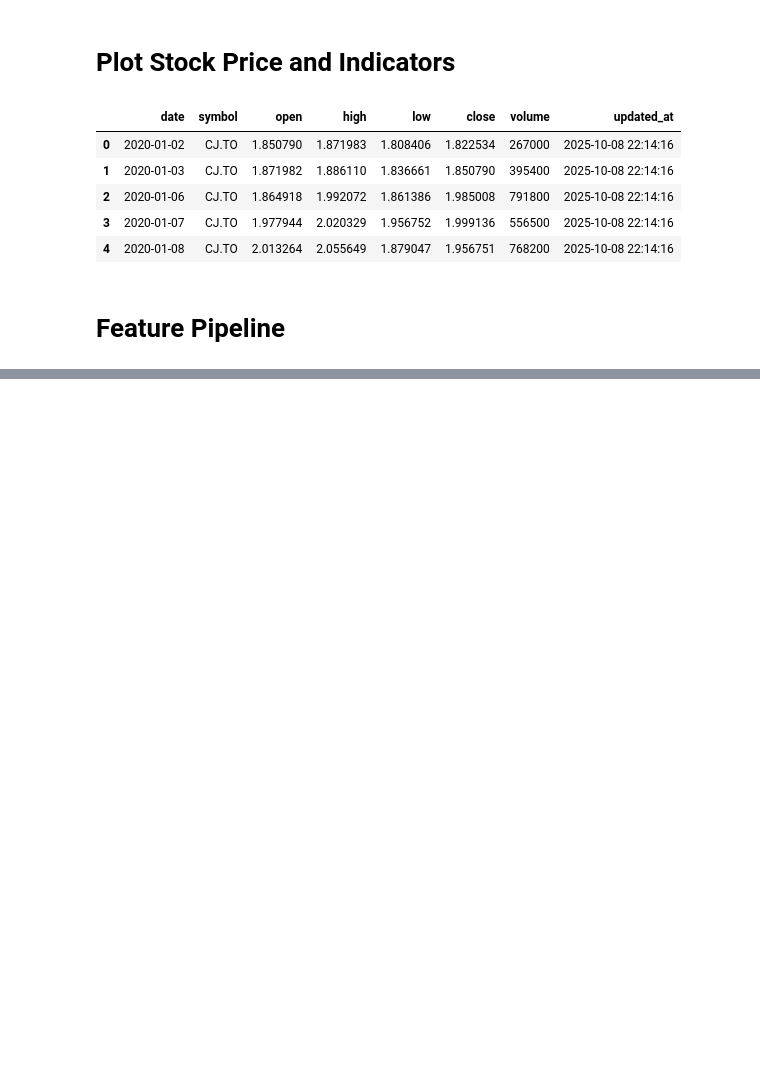
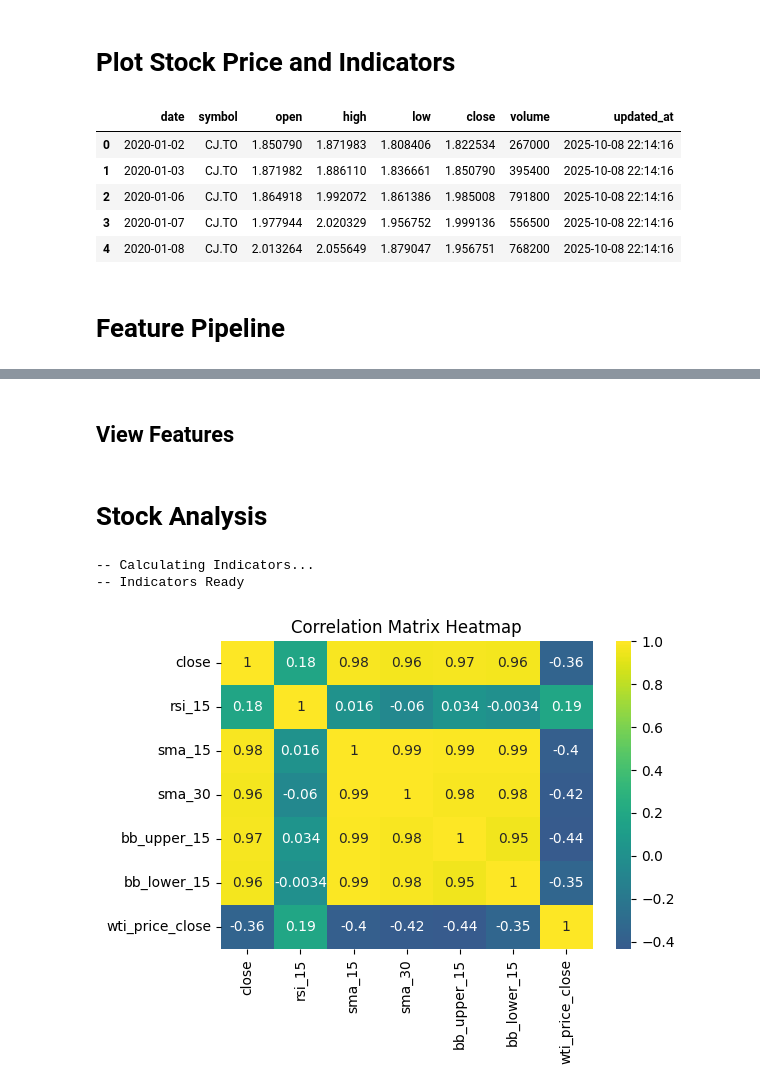
Before and after one commit to tomwmoore/tm-finance-lab, a Jupyter notebook: notebooks/analyze_stock.ipynb, the cells around one changed output, grey strips where cells are left out. Saved outputs shown, nothing was run; the diff lists cells and outputs as text; code cells hidden in the pictures; blank space fills up the shorter version.

Commit message:
Updated feature pipeline and looked at wti vs close correlations. Added E&P Integrated to update prices

```diff
--- a/notebooks/analyze_stock.ipynb
+++ b/notebooks/analyze_stock.ipynb
@@ -148,0 +108,2 @@ ppl.run_pipeline()
+# %% [markdown]
+## View Features
@@ -148,0 +137,72 @@ ppl.run_pipeline()
+# %% [markdown]
+# Stock Analysis
+# %%
+# get stock data from postgres db
+symbol = 'ATH.TO'
+azure_engine = db.get_analytics_azure_engine()
+select_query = f"select * from stock_prices where symbol = '{symbol}'"
+df = pd.read_sql(select_query,azure_engine)
+df.head()
+
+# get WTI data and merge in with stock prices
+select_query = f"select * from stock_prices where symbol = 'CL=F'"
+df_oil = pd.read_sql(select_query,azure_engine)
+
+df_oil = df_oil.rename(columns={'close': 'wti_price_close'})
+
+df = df.merge(df_oil[['date','wti_price_close']], on = ['date'], how ='left')
+
+df_ppl = df.copy()
+df_ppl = df_ppl[df_ppl['date'] > '2023-01-01']
+df_ppl = df_ppl.reset_index(drop = True)
+
+
+indicator_config = {
+    'rsi_periods': [15],          # Can compute multiple RSIs
+    'sma_periods': [15, 30],      # Multiple SMAs
+    'bollinger_periods': [15]
+}
+
+ppl = FeaturePipeline(df_ppl, config = indicator_config)
+ppl.run_pipeline()
+
+df_plot = ppl.df.copy()
+
+
+norm_columns = ['close','sma_15','sma_30','bb_upper_15','bb_lower_15','wti_price_close']
+df_plot = src.utils.data_utils.normalize_to_first_value(df = df_plot,columns = norm_columns)
+
+fig = plot_stock(df_plot,
+                 date_col='date',
+                 price_col='close',
+                 rsi = df_plot['rsi_15'],
+                 plot_volume= True,
+                 indicators= {
+                    f'sma_15': {'data': df_plot['sma_15'], 'color': 'red'},
+                    'Upper Band': {'data': df_plot['bb_upper_15'], 'color': 'green', 'dash': 'dot'},
+                    'Lower Band': {'data': df_plot['bb_lower_15'], 'color': 'green', 'dash': 'dot'},
+                    'WTI Front Month': {'data': df_plot['wti_price_close'], 'color': 'purple', 'dash': 'dot'}
+                })
+fig.show()
+# %% [output]
+-- Calculating Indicators...
+-- Indicators Ready
+# %%
+# Corr heatmap
+
+df_cor = ppl.df.copy()
+
+norm_columns = ['close','rsi_15','sma_15','sma_30','bb_upper_15','bb_lower_15','wti_price_close']
+df_cor = src.utils.data_utils.normalize_to_first_value(df_cor,norm_columns)
+
+
+# Compute correlation matrix
+corr_matrix = df_cor[norm_columns].dropna().corr()
+
+# Plot heatmap
+plt.figure(figsize=(6, 4))
+sns.heatmap(corr_matrix, annot=True, cmap='viridis', center=0)
+plt.title("Correlation Matrix Heatmap")
+plt.show()
+# %% [output]
+[figure, added]
```
Also changed, not shown: parts of 7 cells of this notebook, 3 other files.
